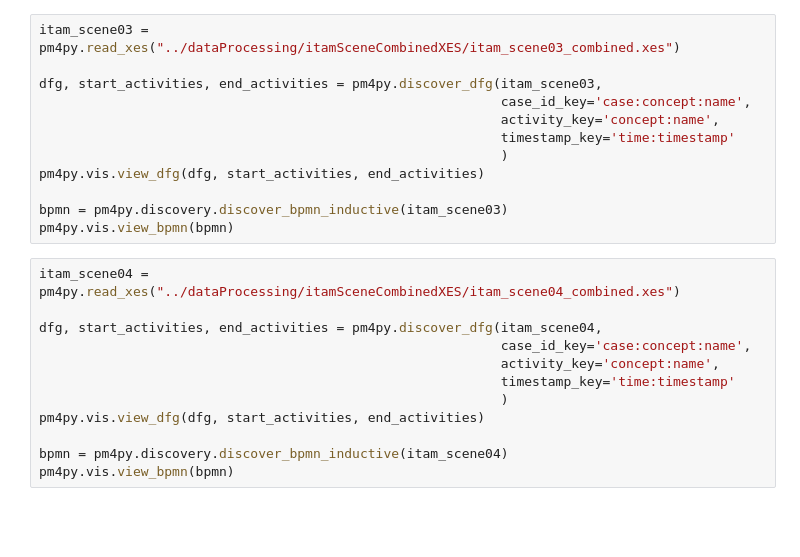
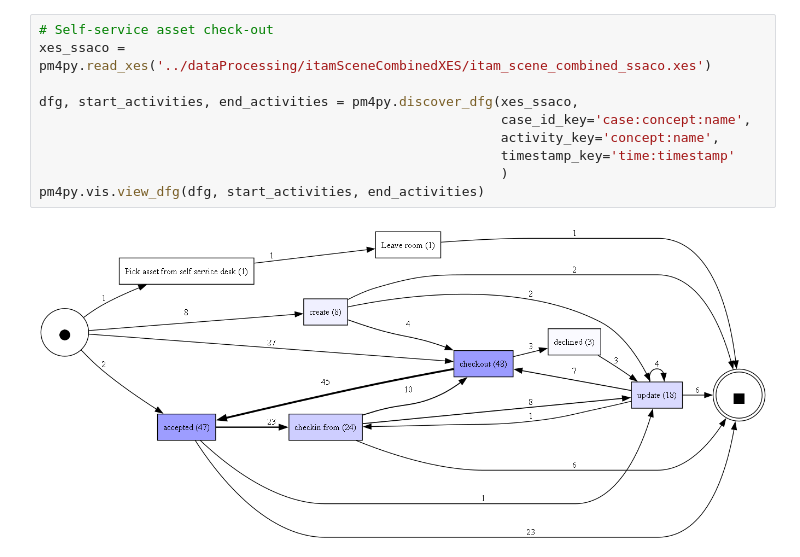
Before and after one commit to dzungtr274/processIntelligenceThema5, a Jupyter notebook: dataProcessing/frage_2_visualize_itam_scene_combined.ipynb, the cells around one changed output. Cells and saved outputs as stored; diff of their text form; blank space fills up the shorter version.

```diff
--- a/dataProcessing/frage_2_visualize_itam_scene_combined.ipynb
+++ b/dataProcessing/frage_2_visualize_itam_scene_combined.ipynb
@@ -28,24 +29,12 @@ pm4py.vis.view_bpmn(bpmn)
 # %%
-itam_scene03 = pm4py.read_xes("../dataProcessing/itamSceneCombinedXES/itam_scene03_combined.xes")
+# Self-service asset check-out
+xes_ssaco = pm4py.read_xes('../dataProcessing/itamSceneCombinedXES/itam_scene_combined_ssaco.xes')
 
-dfg, start_activities, end_activities = pm4py.discover_dfg(itam_scene03,
+dfg, start_activities, end_activities = pm4py.discover_dfg(xes_ssaco,
                                                            case_id_key='case:concept:name',
                                                            activity_key='concept:name',
                                                            timestamp_key='time:timestamp'
                                                            )
 pm4py.vis.view_dfg(dfg, start_activities, end_activities)
-
-bpmn = pm4py.discovery.discover_bpmn_inductive(itam_scene03)
-pm4py.vis.view_bpmn(bpmn)
+# %% [output]
+[figure, added]
-# %%
-itam_scene04 = pm4py.read_xes("../dataProcessing/itamSceneCombinedXES/itam_scene04_combined.xes")
-
-dfg, start_activities, end_activities = pm4py.discover_dfg(itam_scene04,
-                                                           case_id_key='case:concept:name',
-                                                           activity_key='concept:name',
-                                                           timestamp_key='time:timestamp'
-                                                           )
-pm4py.vis.view_dfg(dfg, start_activities, end_activities)
-
-bpmn = pm4py.discovery.discover_bpmn_inductive(itam_scene04)
-pm4py.vis.view_bpmn(bpmn)
```
Also changed, not shown: parts of 13 cells of this notebook.
